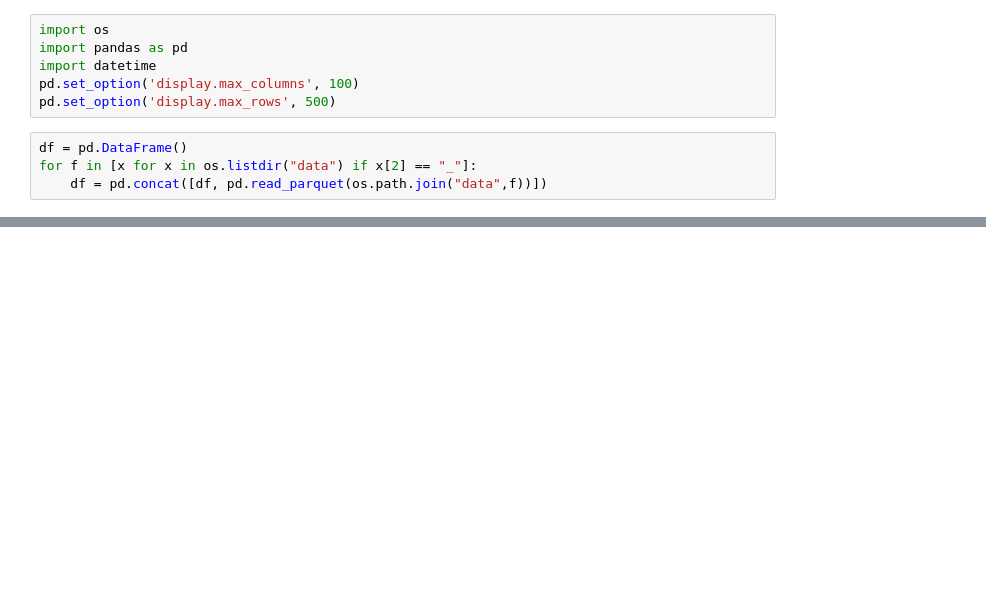
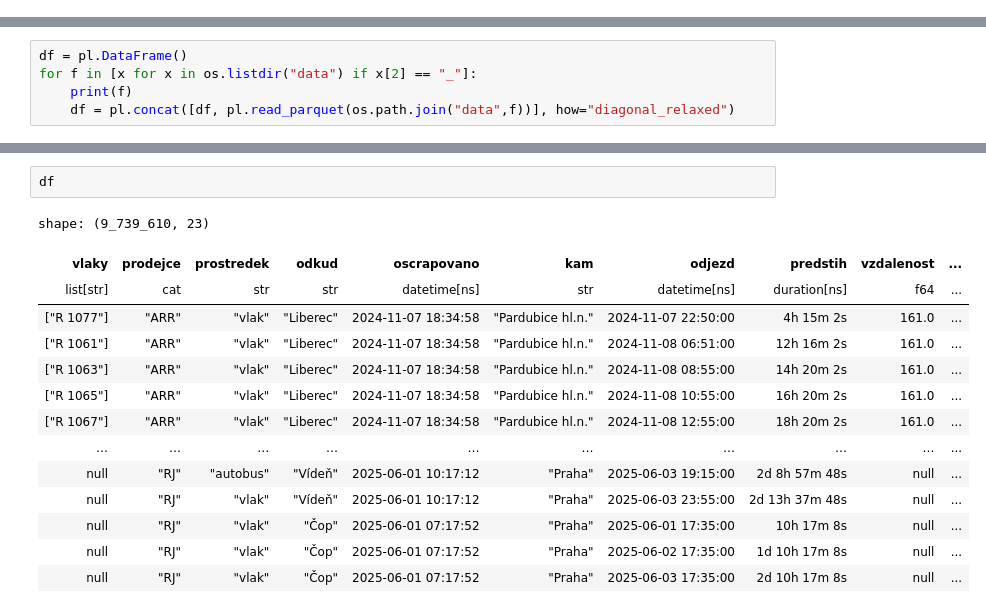
Before and after one commit to DataRozhlas/ceny-jizdenek, a Jupyter notebook: 050_spojeni.ipynb, the cells around one changed output, grey strips where cells are left out. Saved outputs shown, nothing was run; the diff lists cells and outputs as text; blank space fills up the shorter version.

```diff
--- a/050_spojeni.ipynb
+++ b/050_spojeni.ipynb
@@ -1,10 +0,0 @@
-# %%
-import os
-import pandas as pd
-import datetime
-pd.set_option('display.max_columns', 100)
-pd.set_option('display.max_rows', 500)
-# %%
-df = pd.DataFrame()
-for f in [x for x in os.listdir("data") if x[2] == "_"]:
-    df = pd.concat([df, pd.read_parquet(os.path.join("data",f))])
@@ -159,0 +4,5 @@ df_tyden[poradi].to_csv(os.path.join("data","jizdenky_tyden.csv"))
+# %%
+df = pl.DataFrame()
+for f in [x for x in os.listdir("data") if x[2] == "_"]:
+    print(f)
+    df = pl.concat([df, pl.read_parquet(os.path.join("data",f))], how="diagonal_relaxed")
@@ -159,0 +50,17 @@ df_tyden[poradi].to_csv(os.path.join("data","jizdenky_tyden.csv"))
+# %%
+df
+# %% [output]
+shape: (9_739_610, 23)
+| vlaky | prodejce | prostredek | odkud | oscrapovano | kam | odjezd | predstih | vzdalenost | ... |
+| list[str] | cat | str | str | datetime[ns] | str | datetime[ns] | duration[ns] | f64 | ... |
+| ["R 1077"] | "ARR" | "vlak" | "Liberec" | 2024-11-07 18:34:58 | "Pardubice hl.n." | 2024-11-07 22:50:00 | 4h 15m 2s | 161.0 | ... |
+| ["R 1061"] | "ARR" | "vlak" | "Liberec" | 2024-11-07 18:34:58 | "Pardubice hl.n." | 2024-11-08 06:51:00 | 12h 16m 2s | 161.0 | ... |
+| ["R 1063"] | "ARR" | "vlak" | "Liberec" | 2024-11-07 18:34:58 | "Pardubice hl.n." | 2024-11-08 08:55:00 | 14h 20m 2s | 161.0 | ... |
+| ["R 1065"] | "ARR" | "vlak" | "Liberec" | 2024-11-07 18:34:58 | "Pardubice hl.n." | 2024-11-08 10:55:00 | 16h 20m 2s | 161.0 | ... |
+| ["R 1067"] | "ARR" | "vlak" | "Liberec" | 2024-11-07 18:34:58 | "Pardubice hl.n." | 2024-11-08 12:55:00 | 18h 20m 2s | 161.0 | ... |
+| … | … | … | … | … | … | … | … | … | ... |
+| null | "RJ" | "autobus" | "Vídeň" | 2025-06-01 10:17:12 | "Praha" | 2025-06-03 19:15:00 | 2d 8h 57m 48s | null | ... |
+| null | "RJ" | "vlak" | "Vídeň" | 2025-06-01 10:17:12 | "Praha" | 2025-06-03 23:55:00 | 2d 13h 37m 48s | null | ... |
+| null | "RJ" | "vlak" | "Čop" | 2025-06-01 07:17:52 | "Praha" | 2025-06-01 17:35:00 | 10h 17m 8s | null | ... |
+| null | "RJ" | "vlak" | "Čop" | 2025-06-01 07:17:52 | "Praha" | 2025-06-02 17:35:00 | 1d 10h 17m 8s | null | ... |
+| null | "RJ" | "vlak" | "Čop" | 2025-06-01 07:17:52 | "Praha" | 2025-06-03 17:35:00 | 2d 10h 17m 8s | null | ... |
```
Also changed, not shown: parts of 45 cells of this notebook, 14 other files.
